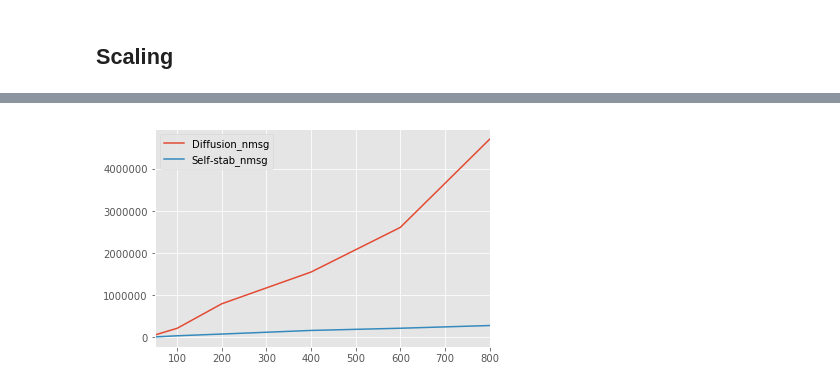
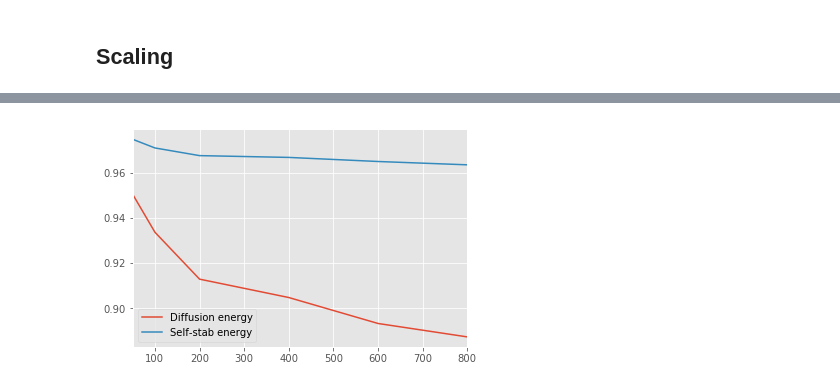
Before and after one commit to lmatthieu/distributed-average-consensus, a Jupyter notebook: notebook/experiments.ipynb, the cells around one changed output, grey strips where cells are left out. Drawn from its saved outputs; the diff is of its cells as text; code cells hidden in the pictures.

Commit message:
Updating the experiments

```diff
--- a/notebook/experiments.ipynb
+++ b/notebook/experiments.ipynb
@@ -151,6 +206,6 @@ Name: Self-stab_nmove, dtype: float64
 # %%
 xplist = []
 for nnode in [50, 100, 200, 400, 600, 800]:
-    xplist.append(get_metrics_line(nnode, plot_experiment("nnodes_%d-distance_10" %nnode)))
+    xplist.append(get_metrics_line(nnode, plot_experiment_agg("nnodes_%d-distance_300-xpid_17" %nnode)))
 # %% [output]
 [('\\multicolumn{3}{c}{}', 'Time'), ('\\multicolumn{3}{c}{}', 'Algorithm'), ('\\multicolumn{3}{c}{}', 'Degree'), ('Diffusion', 'nmsg'), ('Diffusion', 'delta'), ('Diffusion', 'energy'), ('Diffusion', ' ...
@@ -185,7 +217,16 @@ sim_step
 # %% [markdown]
 ## Scaling
+# %%
+plt.style.use('ggplot')
 # %%
 synth = pd.concat(xplist)
+# %%
+synth = synth.rename(columns={"Diffusion_nmove": "Diffusion nb iterations",
+                              "Self-stab_nmove": "Self-stab nb iterations",
+                              "Diffusion_nmsg": "Diffusion nb messages",
+                              "Self-stab_nmsg": "Self-stab nb messages",
+                              "Diffusion_energy": "Diffusion energy",
+                              "Self-stab_energy": "Self-stab energy",})
 # %%
 synth
 # %% [output]
@@ -238,0 +312,3 @@ plt.savefig('results/images/v2_nmove.png')
+# %%
+synth["Diffusion_seq_time"] = (synth["Diffusion nb iterations"] * 50)/1000.
+synth["Self-stab_seq_time"] = (synth["Self-stab nb iterations"] * 50)/1000.
@@ -239,5 +321,5 @@ plt.savefig('results/images/v2_nmove.png')
 # %%
-synth[["Diffusion_nmsg", "Self-stab_nmsg"]].plot()
-plt.savefig('outputs/images/scale_nmsg.png')
+synth[["Diffusion energy", "Self-stab energy"]].plot()
+plt.savefig('results/images/v2_energy.png')
 # %% [output]
-[figure, old version]
+[figure, new version]
```
Also changed, not shown: parts of 23 cells of this notebook, 2 other files.
